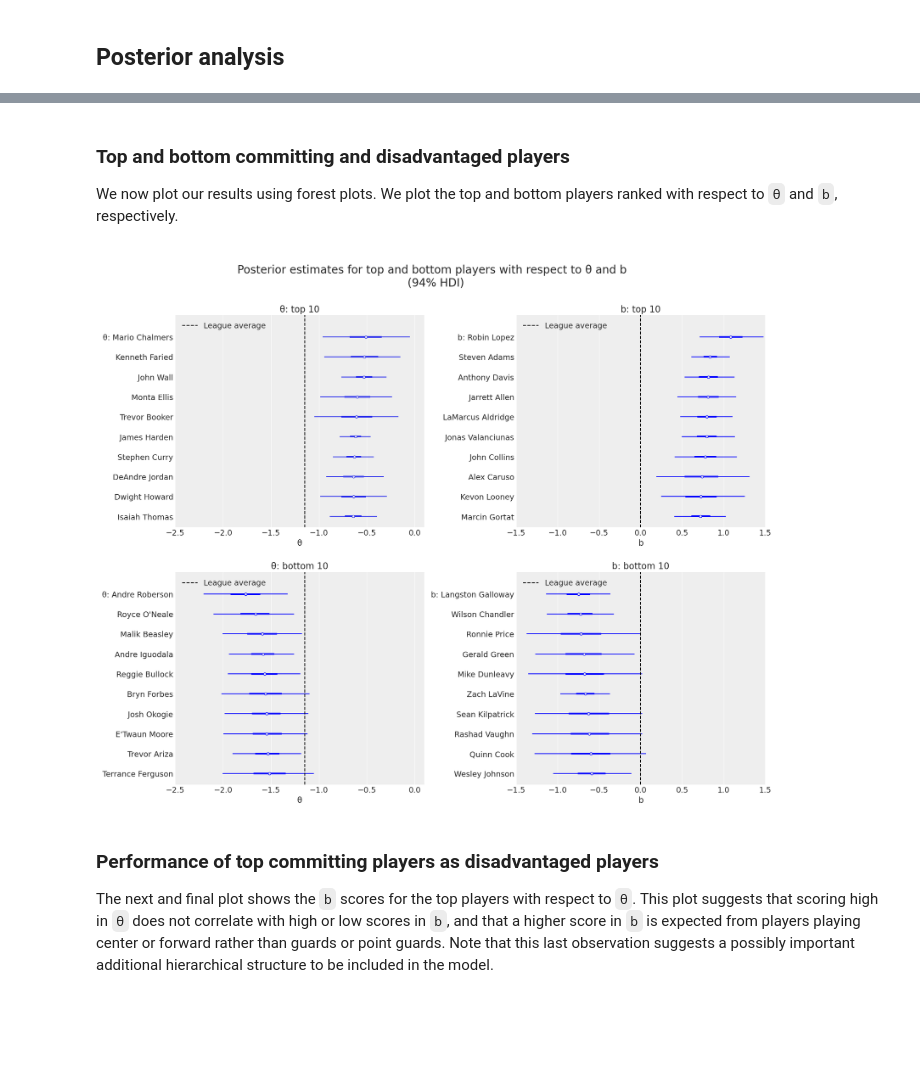
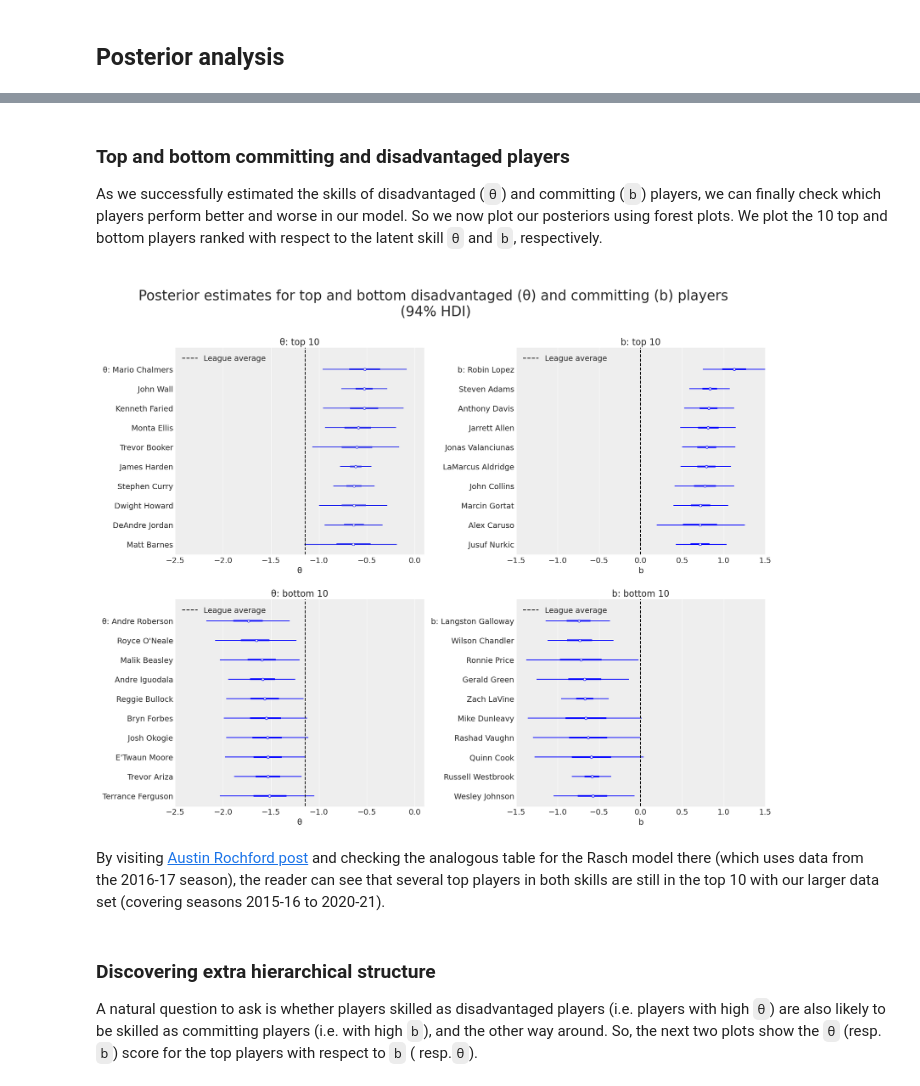
Before and after one commit to ltoniazzi/Item-Response-NBA, a Jupyter notebook: Item-Response-NBA.ipynb, the cells around one changed output, grey strips where cells are left out. Saved outputs shown, nothing was run; the diff lists cells and outputs as text; code cells hidden in the pictures; blank space fills up the shorter version.

```diff
--- a/Item-Response-NBA.ipynb
+++ b/Item-Response-NBA.ipynb
@@ -131,0 +67,3 @@ Number of committing players: 792
+# %%
+df_orig = pd.read_csv("./data/item_response_nba.csv",index_col=0)
+df_orig.head()
@@ -177,8 +184,6 @@ coords = {"disadvantaged": disadvantaged, "committing": committing}
 with pm.Model(coords=coords) as model:
 
     # Data
-    disadvantaged_observed = pm.Data("disadvantaged_observed", df.disadvantaged_player_id)
-    committing_observed = pm.Data("committing_observed", df.committing_player_id)
     foul_called_observed = pm.Data("foul_called_observed", df.foul_called)
 
     # Hyperpriors
@@ -280,21 +285,25 @@ plt.show()
 # %% [markdown]
 ### Top and bottom  committing and disadvantaged players
-We now plot our results using forest plots. We plot the top and bottom players ranked with respect to `θ` and `b`, respectively.
+As we successfully estimated the skills of disadvantaged (`θ`) and committing (`b`) players, we can finally check which players perform better and worse in our model.
+So we now plot our posteriors using forest plots. We plot the 10 top and bottom players ranked with respect to the latent skill `θ` and `b`, respectively.
 # %%
 def order_posterior(inferencedata, var, bottom_bool):
     xarray_ = inferencedata.posterior[var].mean(dim=["chain", "draw"])
     return xarray_.sortby(xarray_, ascending=bottom_bool)
 
 
-top_θ, bottom_θ = order_posterior(trace, "θ", False), order_posterior(trace, "θ", True)
-top_b, bottom_b = order_posterior(trace, "b", False), order_posterior(trace, "b", True)
+top_θ, bottom_θ = (order_posterior(trace, "θ", False),
+                   order_posterior(trace, "θ", True))
+top_b, bottom_b = (order_posterior(trace, "b", False),
+                   order_posterior(trace, "b", True))
 
 amount = 10  # How many top players we want to display in each cathegory
 
 fig = plt.figure(figsize=(17, 14))
 fig.suptitle(
-    "\nPosterior estimates for top and bottom players " "with respect to θ and b  \n(94% HDI)\n",
-    fontsize=20,
+    "\nPosterior estimates for top and bottom disadvantaged (θ) and "
+    "committing (b) players \n(94% HDI)\n",
+    fontsize=25,
 )
 θ_top_ax = fig.add_subplot(221)
 b_top_ax = fig.add_subplot(222)
@@ -331,39 +340,41 @@ az.plot_forest(
 θ_bottom_ax.legend(loc=2)
 
 # b: plot top
-ax = az.plot_forest(
+az.plot_forest(
     trace,
     var_names=["b"],
     colors="blue",
     combined=True,
     coords={"committing": top_b[:amount].coords["committing"]},
     ax=b_top_ax,
 )
 b_top_ax.set_title(f"b: top {amount}")
 b_top_ax.set_xlabel("b\n")
 b_top_ax.set_xlim(xmin=-1.5, xmax=1.5)
 b_top_ax.vlines(0, -1, amount, "k", "--", label="League average")
 b_top_ax.legend(loc=2)
 
 # b: plot bottom
 az.plot_forest(
     trace,
     var_names=["b"],
     colors="blue",
     combined=True,
     coords={"committing": bottom_b[:amount].coords["committing"]},
     ax=b_bottom_ax,
 )
 b_bottom_ax.set_title(f"b: bottom {amount}")
 b_bottom_ax.set_xlabel("b")
 b_bottom_ax.vlines(0, -1, amount, "k", "--", label="League average")
 b_bottom_ax.legend(loc=2)
 plt.show();
 # %% [output]
-[figure, old version]
+[figure, new version]
-# %% [markdown]
-### Performance of top committing players as disadvantaged players
-
-The next and final plot shows the `b` scores for the top players with respect to `θ`. This plot suggests that scoring high in `θ` does not correlate with high or low scores in `b`, and that a higher score in `b` is expected from players playing center or forward rather than guards or point guards. Note that this last observation suggests a possibly important additional hierarchical structure to be included in the model.
+# %% [markdown]
+By visiting [Austin Rochford post](https://www.austinrochford.com/posts/2017-04-04-nba-irt.html) and checking the analogous table for the Rasch model there (which uses data from the 2016-17 season),  the reader can see that several top players in both skills are still in the top 10 with our larger data set (covering seasons 2015-16 to 2020-21).
+# %% [markdown]
+### Discovering extra hierarchical structure
+
+A natural question to ask is whether players skilled as disadvantaged players (i.e. players with high `θ`) are also likely to be skilled as committing players  (i.e. with high `b`), and the other way around. So, the next two plots show the `θ` (resp. `b`) score for the top players with respect to `b` ( resp.`θ`).
 # %%
 amount = 20  # How many top players we want to display
```
Also changed, not shown: parts of 21 cells of this notebook.
